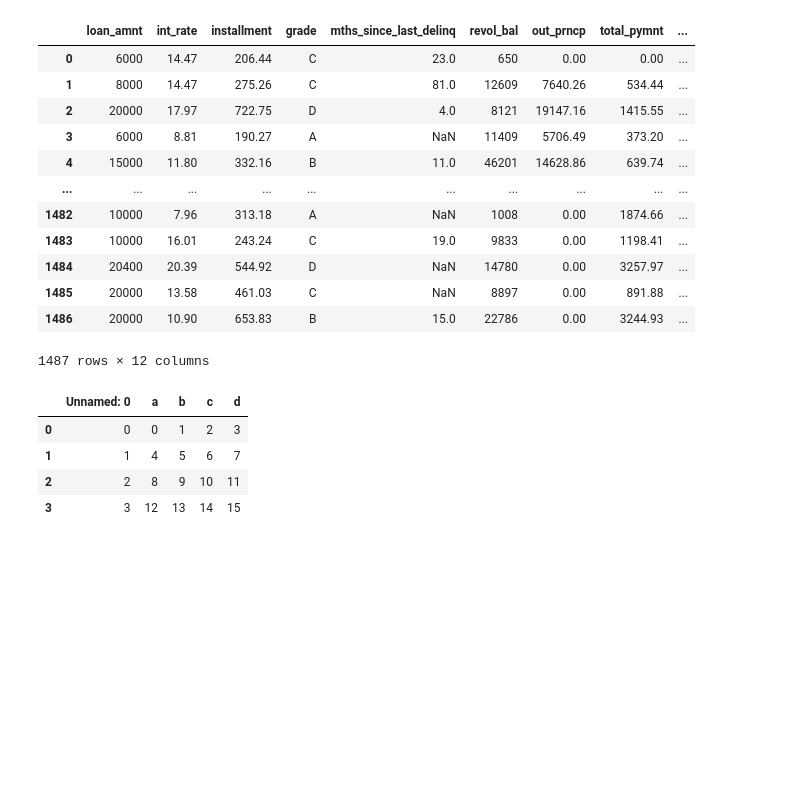
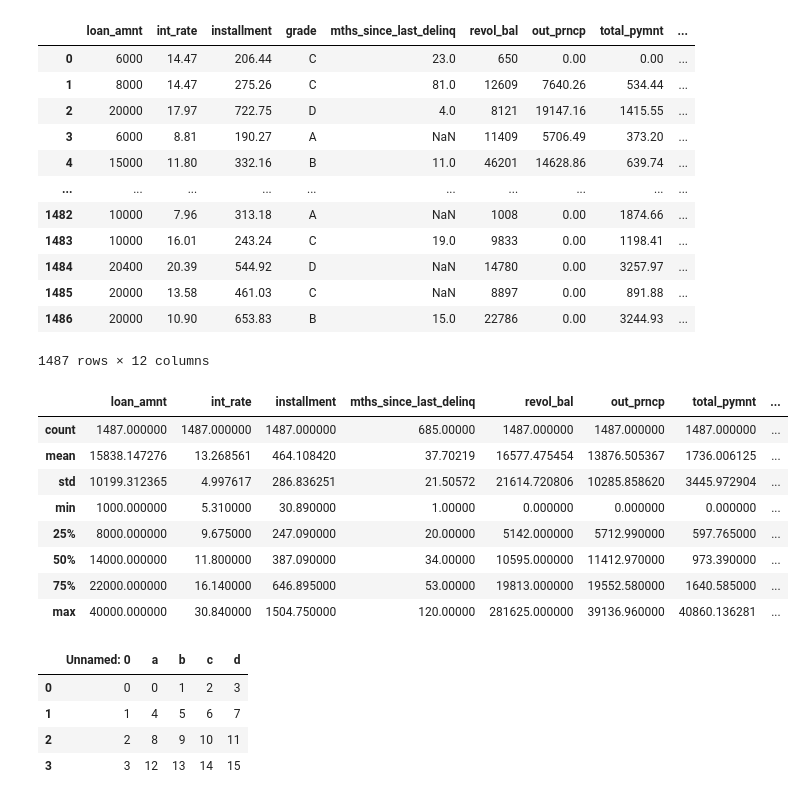
Before and after one commit to mak-insights/infinite_stats, a Jupyter notebook: DataFrames_Aura.ipynb, the cells around one changed output. Cells and saved outputs as stored; diff of their text form; code cells hidden in the pictures; blank space fills up the shorter version.

```diff
--- a/DataFrames_Aura.ipynb
+++ b/DataFrames_Aura.ipynb
@@ -817,6 +817,18 @@ pd.read_excel('Py_Output_Loans.xlsx')
 | 1485 | 20000 | 13.58 | 461.03 | C | NaN | 8897 | 0.00 | 891.88 | ... |
 | 1486 | 20000 | 10.90 | 653.83 | B | 15.0 | 22786 | 0.00 | 3244.93 | ... |
 1487 rows × 12 columns
+# %%
+df.describe()
+# %% [output]
+|  | loan_amnt | int_rate | installment | mths_since_last_delinq | revol_bal | out_prncp | total_pymnt | ... |
+| count | 1487.000000 | 1487.000000 | 1487.000000 | 685.00000 | 1487.000000 | 1487.000000 | 1487.000000 | ... |
+| mean | 15838.147276 | 13.268561 | 464.108420 | 37.70219 | 16577.475454 | 13876.505367 | 1736.006125 | ... |
+| std | 10199.312365 | 4.997617 | 286.836251 | 21.50572 | 21614.720806 | 10285.858620 | 3445.972904 | ... |
+| min | 1000.000000 | 5.310000 | 30.890000 | 1.00000 | 0.000000 | 0.000000 | 0.000000 | ... |
+| 25% | 8000.000000 | 9.675000 | 247.090000 | 20.00000 | 5142.000000 | 5712.990000 | 597.765000 | ... |
+| 50% | 14000.000000 | 11.800000 | 387.090000 | 34.00000 | 10595.000000 | 11412.970000 | 973.390000 | ... |
+| 75% | 22000.000000 | 16.140000 | 646.895000 | 53.00000 | 19813.000000 | 19552.580000 | 1640.585000 | ... |
+| max | 40000.000000 | 30.840000 | 1504.750000 | 120.00000 | 281625.000000 | 39136.960000 | 40860.136281 | ... |
 # %%
 pd.read_excel('Excel_Sample.xlsx',sheet_name='Sheet1')
 # %% [output]
```
Also changed, not shown: parts of 4 cells of this notebook.
